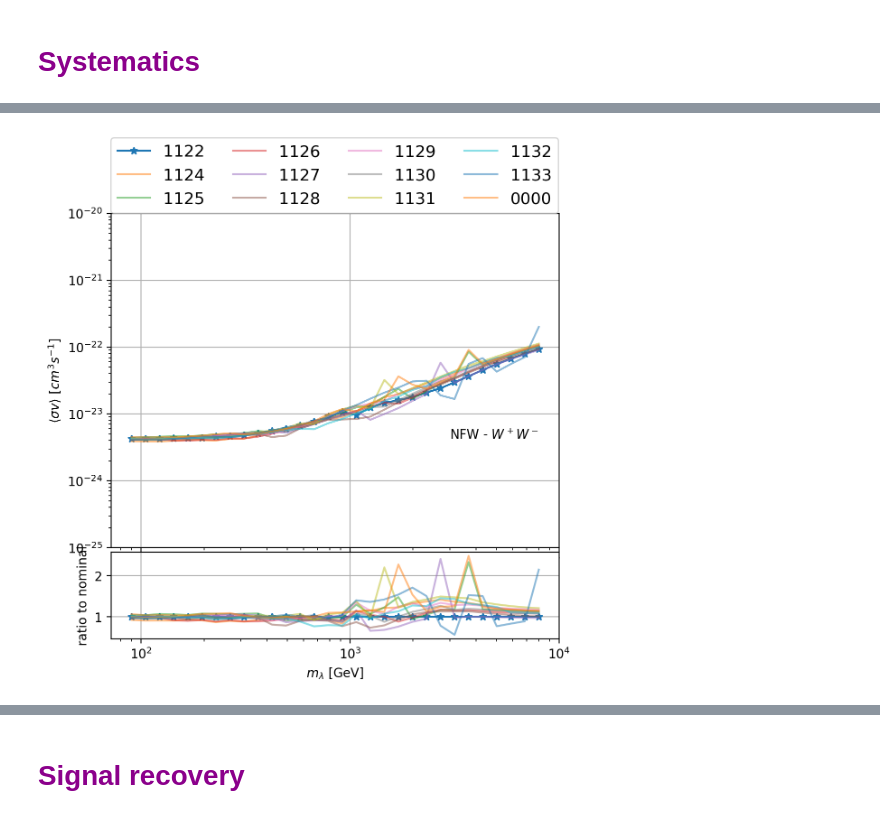
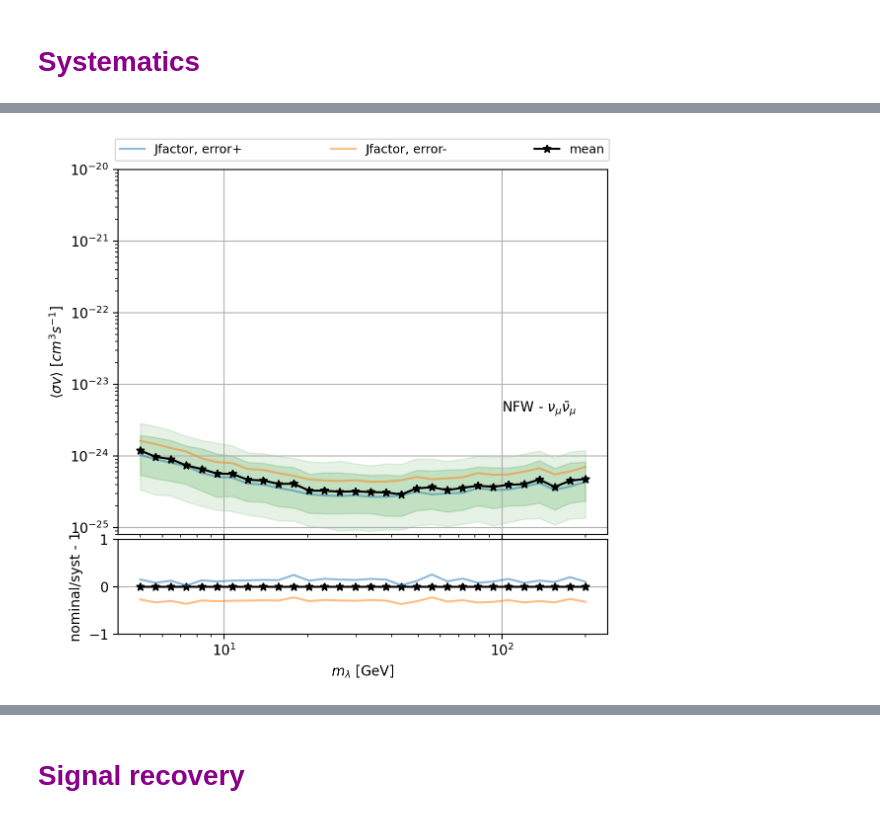
Before and after one commit to NhanChau94/GC_OscNext, a Jupyter notebook: PlotScripts/Sensitivity.ipynb, the cells around one changed output, grey strips where cells are left out. Cells and saved outputs as stored; diff of their text form; code cells hidden in the pictures.

```diff
--- a/PlotScripts/Sensitivity.ipynb
+++ b/PlotScripts/Sensitivity.ipynb
@@ -24,19 +24,20 @@ profile = ['NFW', 'Burkert']
 filepath = '/data/user/tchau/Sandbox/GC_OscNext/Sensitivity/UpperLimit/'
 file = os.listdir(filepath)
 # %%
-profile = 'Burkert'
+profile = 'NFW'
 for ch in channels:
     path = [file[i] for i in range(len(file)) if (ch +"_"+ profile in file[i] and '30points_MC1122_BKGFFT_ULbybisection.pkl' in file[i])]
     if len(path)==0: continue
     print(path[0])
     UL = pkl.load(open(filepath+path[0], "rb"))
-    if ch=='tautau':
-        plt.plot(UL['mass'][0:-2], UL['UL'][0:-2], marker='o', label=ch_title[ch], color=cols[ch], markersize=4)
+    if ch=='':
+        plt.plot(UL['mass'][1:-1], UL['UL'][1:-1], marker='o', label=ch_title[ch], color=cols[ch], markersize=4)
     else:
         plt.plot(UL['mass'], UL['UL'], marker='o',label=ch_title[ch], color=cols[ch], markersize=4)
 
-# UL = pkl.load(open('/data/user/tchau/Sandbox/GC_OscNext/Sensitivity/UpperLimit/WW_NFW_10_testv1.pkl', "rb"))
-# plt.plot(UL['mass'], UL['UL'], marker='o',label='WW-new', color='gray')
+# UL2 = pkl.load(open('/data/user/tchau/Sandbox/GC_OscNext/Sensitivity/UpperLimit/WW_Burkert_30points_MC1122_BKGFFT_ULbybisection_testEtruebin300.pkl', "rb"))
+# plt.plot(UL2['mass'], UL2['UL'], marker='o',label='WW-new', color='gray')
+
 
 plt.semilogy()
 plt.semilogx()
@@ -62,65 +152,66 @@ nutaunutau_Burkert_30points_MC1122_BKGFFT_ULbybisection.pkl
 # %%
 #  Now let do the systematics effect!
 
-channel = 'WW'
+channel = 'numunumu'
 profile = 'NFW'
-sys=['1122', '1124', '1125', '1126', '1127', '1128', '1129', '1130', '1131', '1132', '1133', '0000']
+sys=['errors1', 'errors2']
+
+labels = {'errors1':'Jfactor, error+', 'errors2':'Jfactor, error-'}
 
 fig, ax = plt.subplots()
 for s in sys:
-    path = [file[i] for i in range(len(file)) if (channel +"_"+ profile in file[i] and '30points_MC{}_BKGFFT_ULbybisection'.format(s) in file[i])]
+    path = [file[i] for i in range(len(file)) if (channel +"_"+ profile in file[i] and '30points_MC1122_BKGFFT_ULbybisection_Jfactor{}.pkl'.format(s) in file[i])]
     if len(path)==0: continue
     print(path[0])
     UL = pkl.load(open(filepath+path[0], "rb"))
-    if s == '1122':
-        alpha = 1.
-        marker='*'
-        x_base, y_base = UL['mass'], UL['UL']
-    else:
-        alpha = 0.5
-        marker=''
-    if channel=='bb':
-        ax.plot(UL['mass'][1:-1], UL['UL'][1:-1], label=s, alpha=alpha, marker=marker)
-    else:
-        ax.plot(UL['mass'], UL['UL'],label=s, alpha=alpha, marker=marker)
 
-ax.legend(ncol=4, bbox_to_anchor=(-0.019, 1.15, 1.035, 0.101), loc='upper left', mode="expand", fontsize=13)
+    alpha = 0.5
+    marker=''
+
+    ax.plot(UL['mass'], UL['UL'],label=labels[s], alpha=alpha, marker=marker)
+
+# Add the Brazillian:
+brazillian = pkl.load(open('/data/user/tchau/Sandbox/GC_OscNext/Sensitivity/UpperLimit/{}_{}_30points_MC1122_BKGFFT_ULbybisection_nsample500.pkl'.format(channel, profile), 'rb'))
+ax.plot(brazillian['mass'], brazillian['mean'], marker="*", label='mean', color='black')
+
+ax.fill_between(brazillian['mass'], brazillian['2.5'], brazillian['97.5'], alpha=.15, color='green')
+ax.fill_between(brazillian['mass'], brazillian['16'], brazillian['84'], alpha=.1, color='green')
+
+
+ax.legend(ncol=4, bbox_to_anchor=(-0.019, 1.0, 1.035, 0.101), loc='upper left', mode="expand", fontsize=9)
 ax.set_xticklabels([], fontsize=0)
 # ax.set_yticklabels(ax.get_yticks(),rotation=45)
 
 ax.set(ylabel=r'$\langle \sigma v \rangle$'+r' $[cm^3 s^{-1}]$')
+ax.semilogy()
+ax.semilogx()
+# ax.set_ylim(1.5e-25, 1e-20)
+ax.set_ylim(8e-26, 1e-20)
+
+ax.grid()
+# ax.text(3000, 6e-24, profile + ' - ' + ch_title[channel], ha='left', va='top')
+ax.text(100, 6e-24, profile + ' - ' + ch_title[channel], ha='left', va='top')
 
 
-ax.semilogy()
-ax.semilogx()
 
-ax.set_ylim(1e-25, 1e-20)
-ax.grid()
-
-ax.text(3000, 6e-24, profile + ' - ' + ch_title[channel], ha='left', va='top')
 
 # Ratio plot!
 ax2 = fig.add_subplot(1, 1, 1, sharex=ax)
 # fig.subplots_adjust(hspace=0.)
 ax2.set_position([0.125, -0.1, 0.775, 0.2])
+
+x_base, y_base = brazillian['mass'], brazillian['mean']
+ax2.plot(x_base, y_base-y_base,label='nominal', alpha=1, marker='*', color='black')
+
 for s in sys:
-    path = [file[i] for i in range(len(file)) if (channel +"_"+ profile in file[i] and '30points_MC{}_BKGFFT_ULbybisection'.format(s) in file[i])]
+    path = [file[i] for i in range(len(file)) if (channel +"_"+ profile in file[i] and '30points_MC1122_BKGFFT_ULbybisection_Jfactor{}'.format(s) in file[i])]
     if len(path)==0: continue
     print(path[0])
     UL = pkl.load(open(filepath+path[0], "rb"))
-    if s == '1122':
-        alpha = 1.
-        marker='*'
-        x_base, y_base = UL['mass'], UL['UL']
-    else:
-        alpha = 0.5
-        marker=''
-    if channel=='bb':
-        ax2.plot(UL['mass'][1:-1], UL['UL'][1:-1]/y_base[1:-1], label=s, alpha=alpha, marker=marker)
-    else:
-        ax2.plot(UL['mass'], UL['UL']/y_base,label=s, alpha=alpha, marker=marker)
+    ax2.plot(UL['mass'], y_base/UL['UL']-1,label=s, alpha=0.5)
 # ax.semilogy()
 ax2.semilogx()
-ax2.set(xlabel=r'$m_{\lambda}$'+' [GeV]', ylabel=r'ratio to nominal')
+ax2.set(xlabel=r'$m_{\lambda}$'+' [GeV]', ylabel=r'nominal/syst - 1')
+ax2.set_ylim(-1, 1)
 ax2.grid()
 # %% [output]
@@ -144 +222 @@ WW_NFW_30points_MC0000_BKGFFT_ULbybisection.pkl
-[figure, old version]
+[figure, new version]
```
Also changed, not shown: parts of 7 cells of this notebook, 6 other files.
